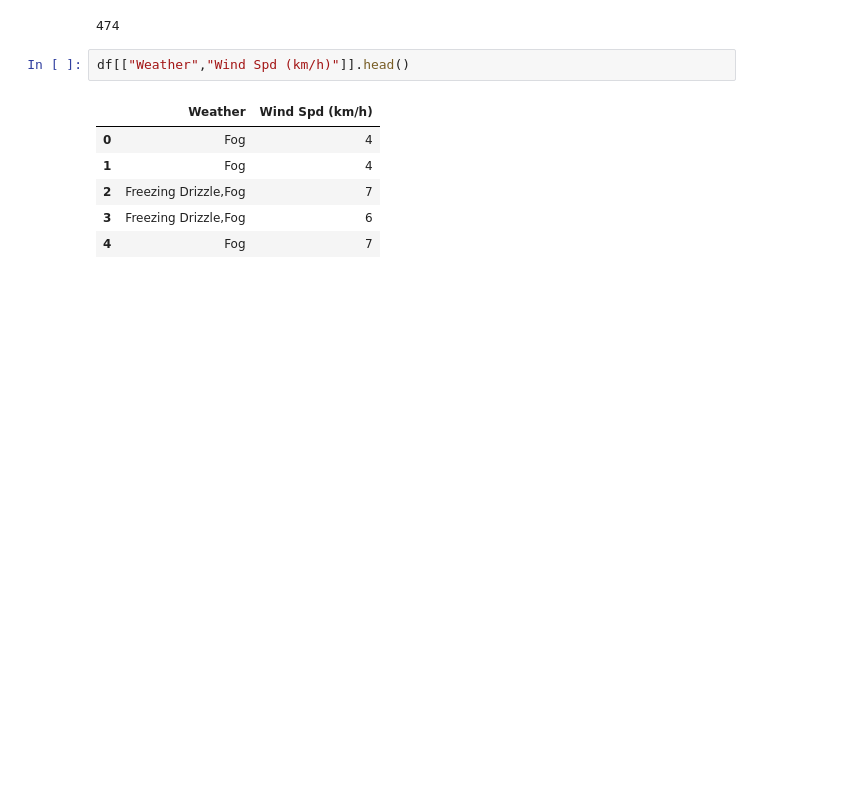
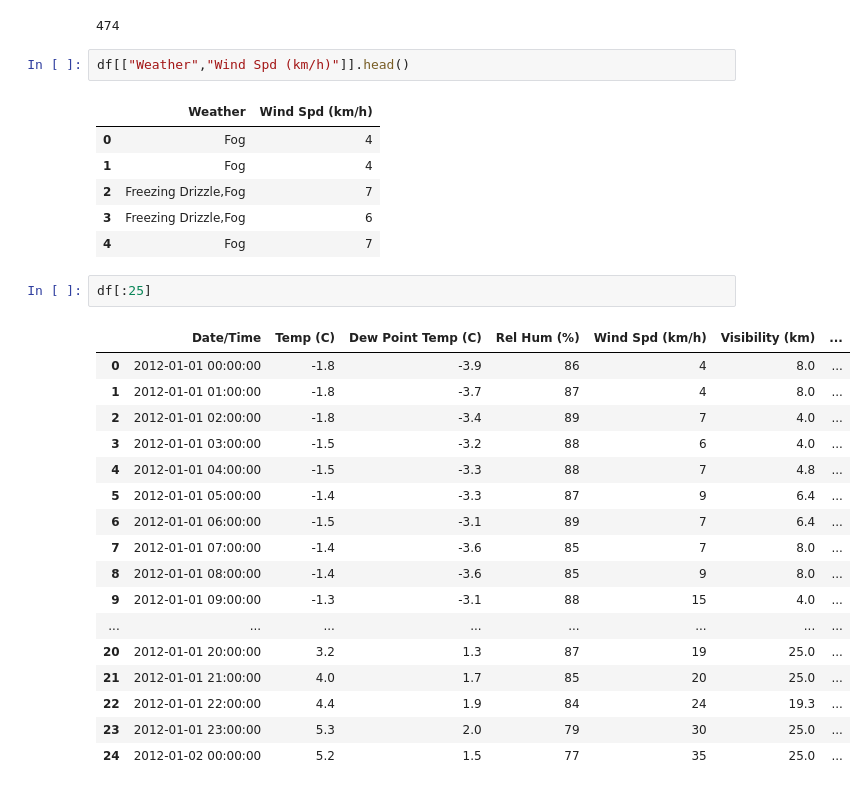
Before and after one commit to prkhare/python_course, a Jupyter notebook: 4. Python Advance/myfirstpandas.ipynb, the cells around one changed output. Saved outputs shown, nothing was run; the diff lists cells and outputs as text; blank space fills up the shorter version.

```diff
--- a/4. Python Advance/myfirstpandas.ipynb
+++ b/4. Python Advance/myfirstpandas.ipynb
@@ -287,3 +287,23 @@ df[["Weather","Wind Spd (km/h)"]].head()
 | 2 | Freezing Drizzle,Fog | 7 |
 | 3 | Freezing Drizzle,Fog | 6 |
 | 4 | Fog | 7 |
+# %%
+df[:25]
+# %% [output]
+|  | Date/Time | Temp (C) | Dew Point Temp (C) | Rel Hum (%) | Wind Spd (km/h) | Visibility (km) | ... |
+| 0 | 2012-01-01 00:00:00 | -1.8 | -3.9 | 86 | 4 | 8.0 | ... |
+| 1 | 2012-01-01 01:00:00 | -1.8 | -3.7 | 87 | 4 | 8.0 | ... |
+| 2 | 2012-01-01 02:00:00 | -1.8 | -3.4 | 89 | 7 | 4.0 | ... |
+| 3 | 2012-01-01 03:00:00 | -1.5 | -3.2 | 88 | 6 | 4.0 | ... |
+| 4 | 2012-01-01 04:00:00 | -1.5 | -3.3 | 88 | 7 | 4.8 | ... |
+| 5 | 2012-01-01 05:00:00 | -1.4 | -3.3 | 87 | 9 | 6.4 | ... |
+| 6 | 2012-01-01 06:00:00 | -1.5 | -3.1 | 89 | 7 | 6.4 | ... |
+| 7 | 2012-01-01 07:00:00 | -1.4 | -3.6 | 85 | 7 | 8.0 | ... |
+| 8 | 2012-01-01 08:00:00 | -1.4 | -3.6 | 85 | 9 | 8.0 | ... |
+| 9 | 2012-01-01 09:00:00 | -1.3 | -3.1 | 88 | 15 | 4.0 | ... |
+| ... | ... | ... | ... | ... | ... | ... | ... |
+| 20 | 2012-01-01 20:00:00 | 3.2 | 1.3 | 87 | 19 | 25.0 | ... |
+| 21 | 2012-01-01 21:00:00 | 4.0 | 1.7 | 85 | 20 | 25.0 | ... |
+| 22 | 2012-01-01 22:00:00 | 4.4 | 1.9 | 84 | 24 | 19.3 | ... |
+| 23 | 2012-01-01 23:00:00 | 5.3 | 2.0 | 79 | 30 | 25.0 | ... |
+| 24 | 2012-01-02 00:00:00 | 5.2 | 1.5 | 77 | 35 | 25.0 | ... |
```
Also changed, not shown: parts of 7 cells of this notebook.
